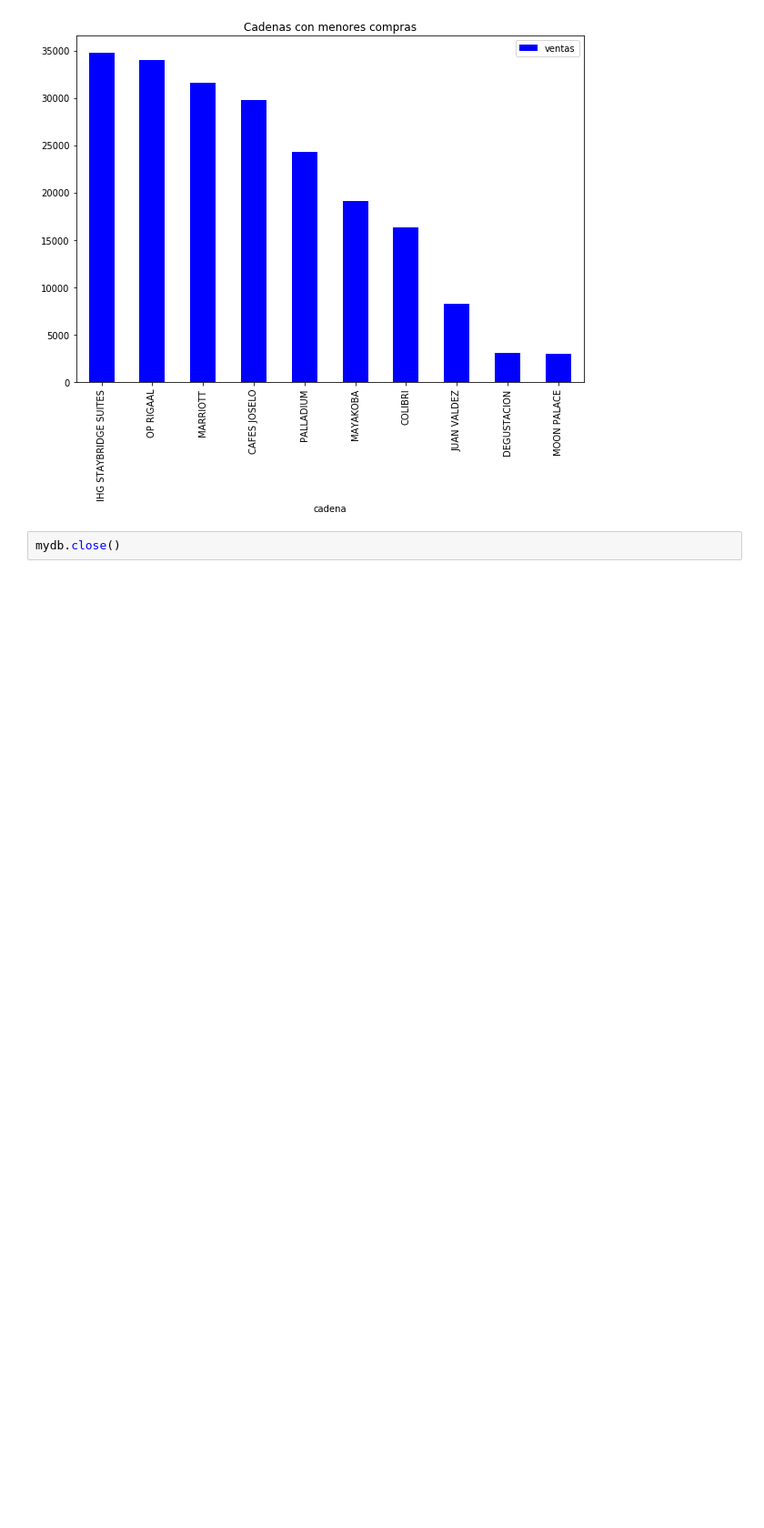
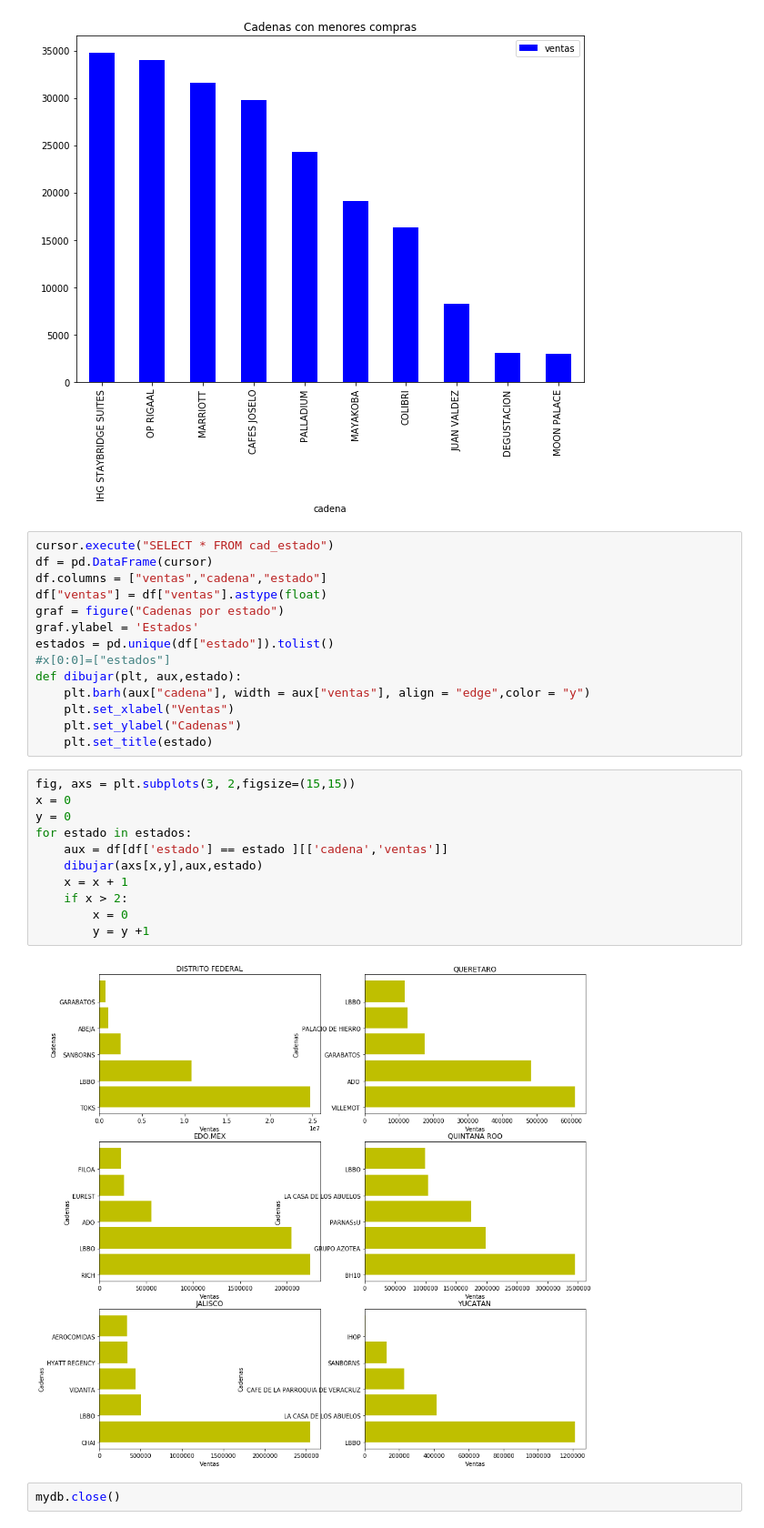
Before and after one commit to JOBA25/Proyecto_Bedu_Alpura, a Jupyter notebook: Proyecto_Bedu_Sello_rojo.ipynb, the cells around one changed output. Shown at 91% size. Drawn from its saved outputs; the diff is of its cells as text; blank space fills up the shorter version.

```diff
--- a/Proyecto_Bedu_Sello_rojo.ipynb
+++ b/Proyecto_Bedu_Sello_rojo.ipynb
@@ -189,5 +189,32 @@ cad_min.plot(kind="bar",x = "cadena" ,title="Cadenas con menores compras",figsiz
 # %% [output]
 <matplotlib.axes._subplots.AxesSubplot at 0x...>
 [figure]
+# %%
+cursor.execute("SELECT * FROM cad_estado")
+df = pd.DataFrame(cursor)
+df.columns = ["ventas","cadena","estado"]
+df["ventas"] = df["ventas"].astype(float)
+graf = figure("Cadenas por estado")
+graf.ylabel = 'Estados'
+estados = pd.unique(df["estado"]).tolist()
+#x[0:0]=["estados"]
+def dibujar(plt, aux,estado):
+    plt.barh(aux["cadena"], width = aux["ventas"], align = "edge",color = "y")
+    plt.set_xlabel("Ventas")
+    plt.set_ylabel("Cadenas")
+    plt.set_title(estado)
+# %%
+fig, axs = plt.subplots(3, 2,figsize=(15,15))
+x = 0
+y = 0
+for estado in estados:
+    aux = df[df['estado'] == estado ][['cadena','ventas']]
+    dibujar(axs[x,y],aux,estado)
+    x = x + 1
+    if x > 2:
+        x = 0
+        y = y +1
+# %% [output]
+[figure, added]
 # %%
 mydb.close()
```
Also changed, not shown: 1 other file.
